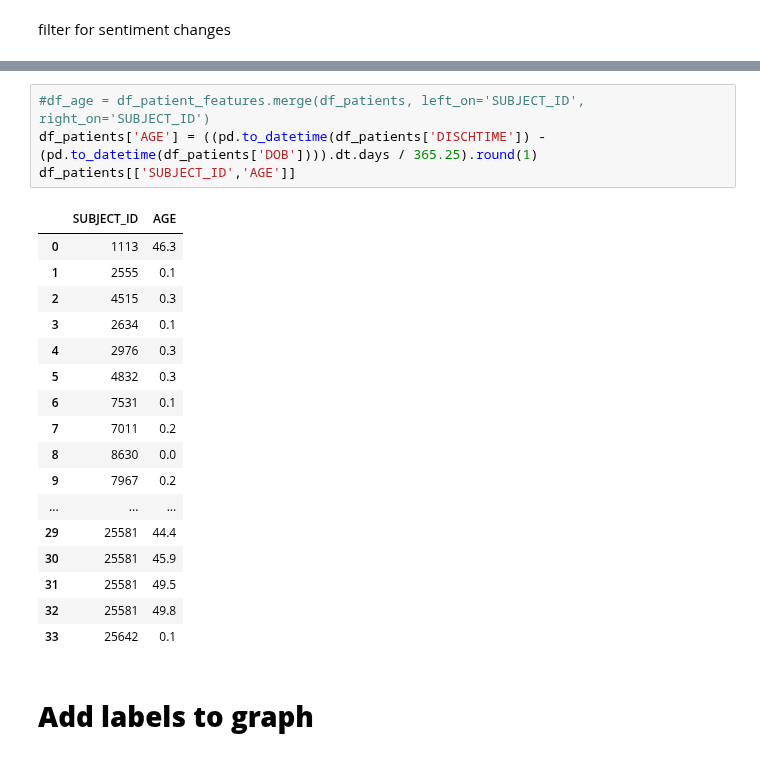
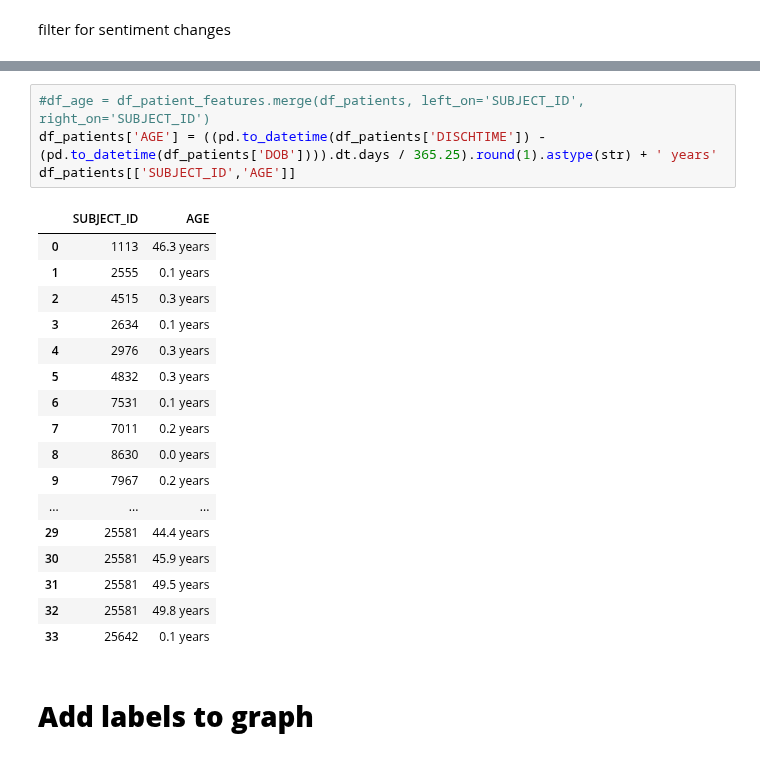
Before and after one commit to tanoManzo/mimic_trajectories, a Jupyter notebook: MIMIC_TRAJECTORY_embeddings_03_graph_df.ipynb, the cells around one changed output, grey strips where cells are left out. Cells and saved outputs as stored; diff of their text form.

Commit message:
Add years to end of age

```diff
--- a/MIMIC_TRAJECTORY_embeddings_03_graph_df.ipynb
+++ b/MIMIC_TRAJECTORY_embeddings_03_graph_df.ipynb
@@ -217,26 +254,26 @@ dtypes: int64(8), object(23)
 memory usage: 8.5+ KB
 # %%
 #df_age = df_patient_features.merge(df_patients, left_on='SUBJECT_ID', right_on='SUBJECT_ID')
-df_patients['AGE'] = ((pd.to_datetime(df_patients['DISCHTIME']) - (pd.to_datetime(df_patients['DOB']))).dt.days / 365.25).round(1)
+df_patients['AGE'] = ((pd.to_datetime(df_patients['DISCHTIME']) - (pd.to_datetime(df_patients['DOB']))).dt.days / 365.25).round(1).astype(str) + ' years'
 df_patients[['SUBJECT_ID','AGE']]
 # %% [output]
 |  | SUBJECT_ID | AGE |
-| 0 | 1113 | 46.3 |
-| 1 | 2555 | 0.1 |
-| 2 | 4515 | 0.3 |
-| 3 | 2634 | 0.1 |
-| 4 | 2976 | 0.3 |
-| 5 | 4832 | 0.3 |
-| 6 | 7531 | 0.1 |
-| 7 | 7011 | 0.2 |
-| 8 | 8630 | 0.0 |
-| 9 | 7967 | 0.2 |
+| 0 | 1113 | 46.3 years |
+| 1 | 2555 | 0.1 years |
+| 2 | 4515 | 0.3 years |
+| 3 | 2634 | 0.1 years |
+| 4 | 2976 | 0.3 years |
+| 5 | 4832 | 0.3 years |
+| 6 | 7531 | 0.1 years |
+| 7 | 7011 | 0.2 years |
+| 8 | 8630 | 0.0 years |
+| 9 | 7967 | 0.2 years |
 | ... | ... | ... |
-| 29 | 25581 | 44.4 |
-| 30 | 25581 | 45.9 |
-| 31 | 25581 | 49.5 |
-| 32 | 25581 | 49.8 |
-| 33 | 25642 | 0.1 |
+| 29 | 25581 | 44.4 years |
+| 30 | 25581 | 45.9 years |
+| 31 | 25581 | 49.5 years |
+| 32 | 25581 | 49.8 years |
+| 33 | 25642 | 0.1 years |
 # %% [markdown]
 # **Add labels to graph**
 # %%
```
Also changed, not shown: parts of 4 cells of this notebook.
